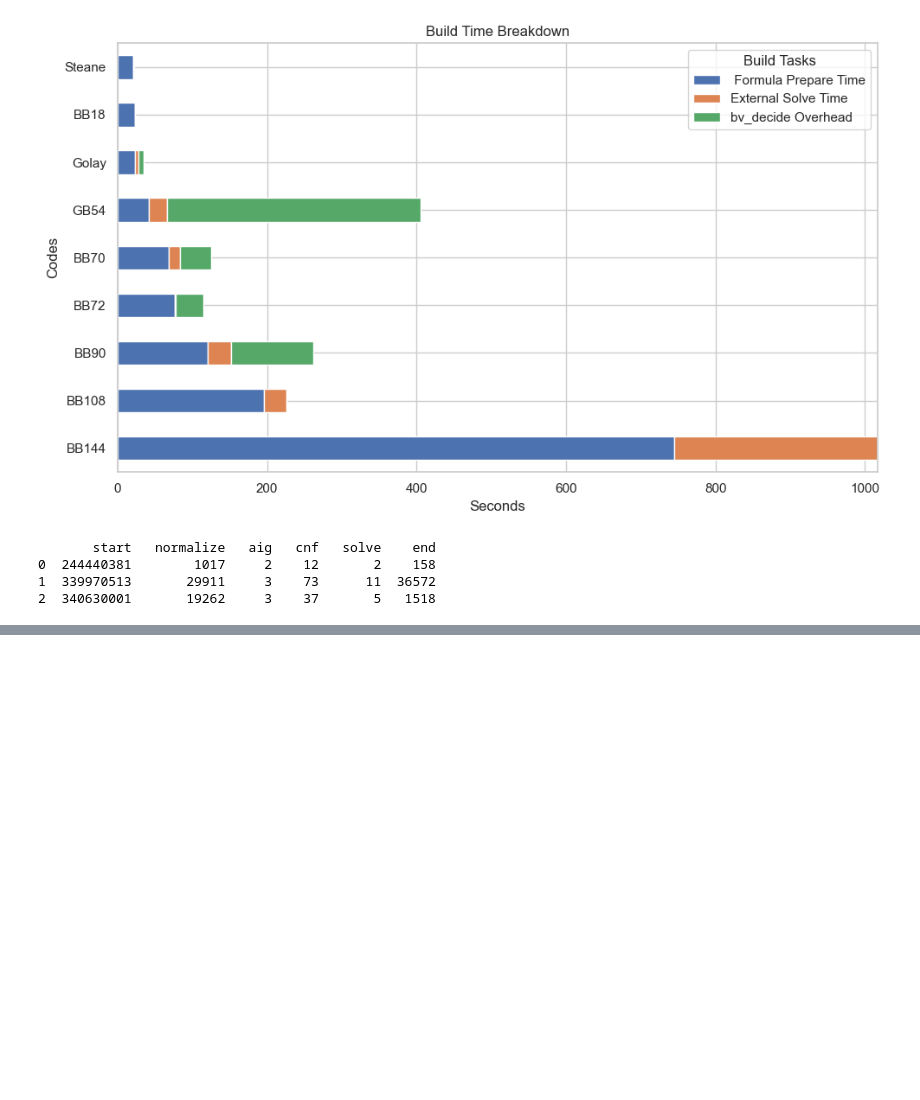
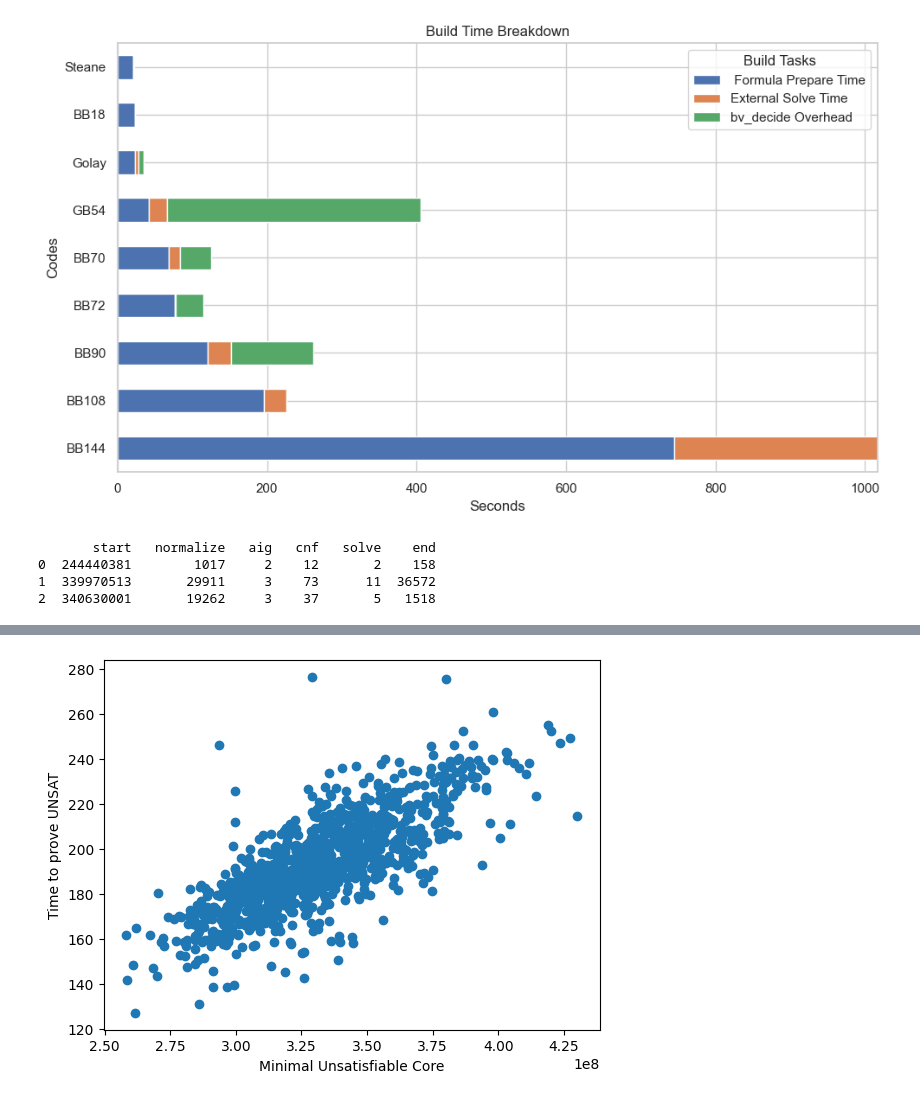
Before and after one commit to VerifiedQC/Lean-QEC, a Jupyter notebook: data_analysis/solve_times.ipynb, the cells around one changed output, grey strips where cells are left out. Cells and saved outputs as stored; diff of their text form; code cells hidden in the pictures; blank space fills up the shorter version.

```diff
--- a/data_analysis/solve_times.ipynb
+++ b/data_analysis/solve_times.ipynb
@@ -128,0 +194,7 @@ s   i                   z          e   _   b      y    t    e    s
+# %%
+plt.scatter(df2["size_bytes"], df2["time_solve"])
+plt.xlabel("Minimal Unsatisfiable Core")
+plt.ylabel("Time to prove UNSAT")
+plt.show()
+# %% [output]
+[figure, added]
```
Also changed, not shown: parts of 6 cells of this notebook, 6 other files.
